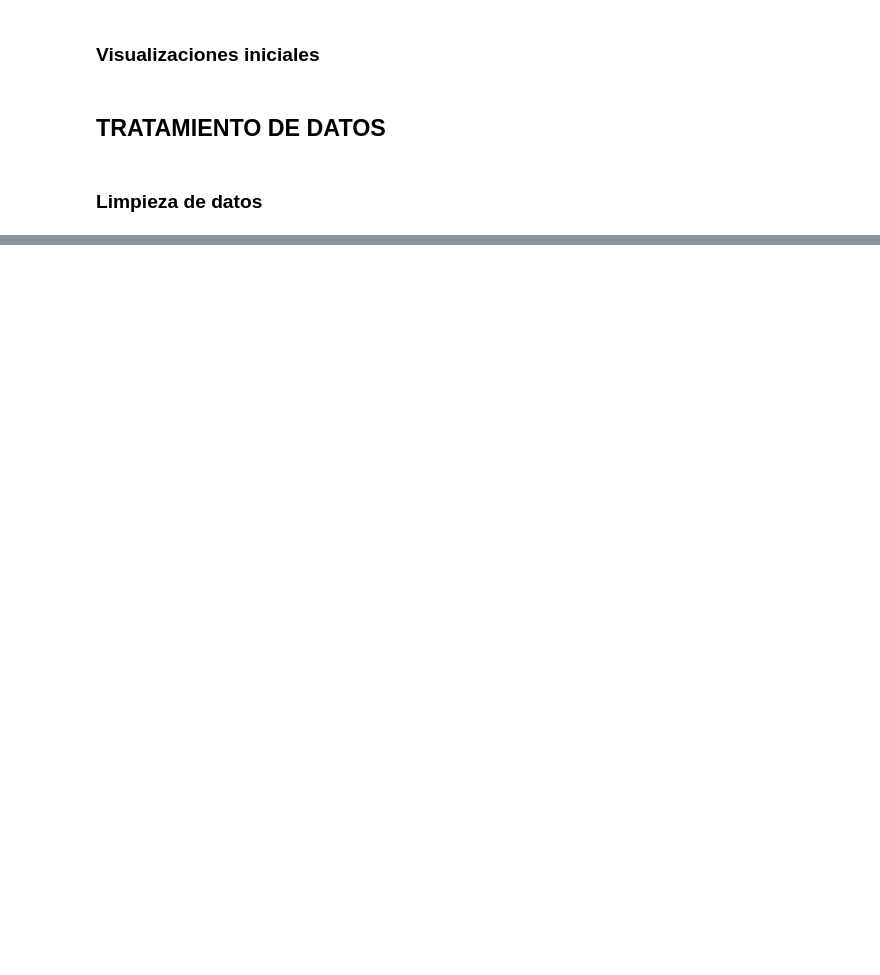
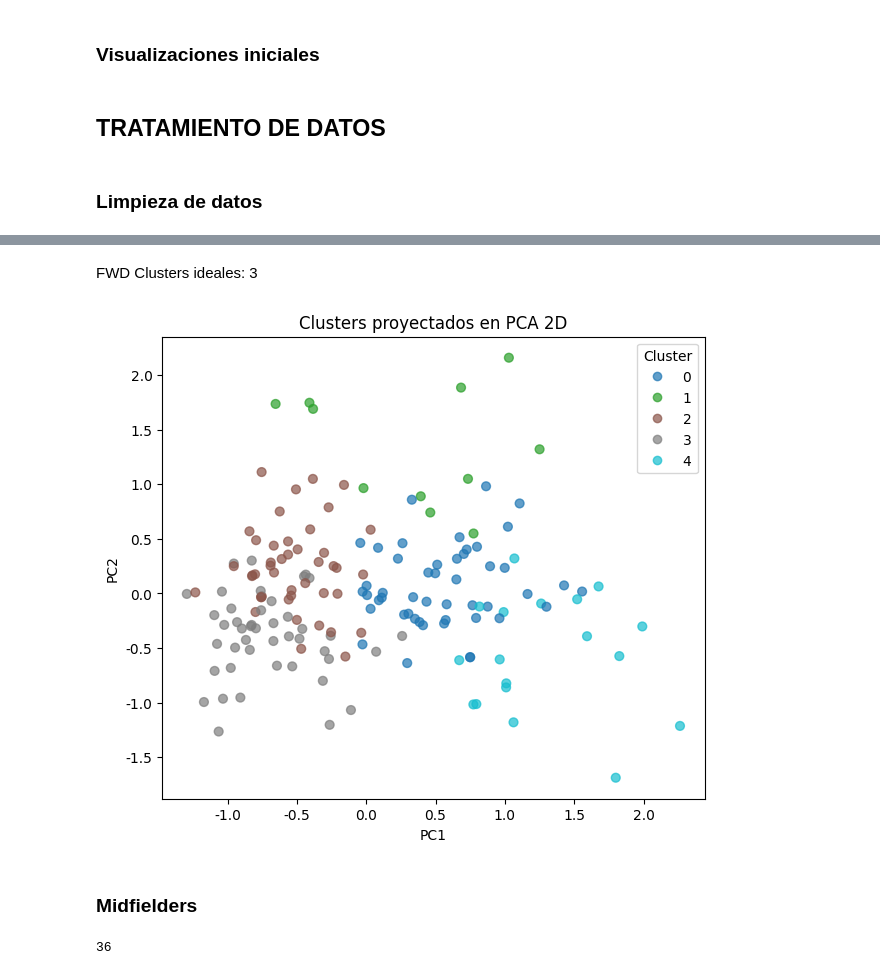
Before and after one commit to german-fros/tfm_mpad2, a Jupyter notebook: notebooks/tests.ipynb, the cells around one changed output, grey strips where cells are left out. Drawn from its saved outputs; the diff is of its cells as text; code cells hidden in the pictures; blank space fills up the shorter version.

```diff
--- a/notebooks/tests.ipynb
+++ b/notebooks/tests.ipynb
@@ -86,0 +287,23 @@ df_stats_per_match = utils.agregate_players_stats_per_match(df_clean)
+# %% [markdown]
+FWD Clusters ideales: 3
+# %%
+config = utils.auto_configure_clustering(data_fwd, pca_threshold=0.9, k_range=range(2, 11))
+
+# Ajustar con PCA de 10 componentes y 3 clusters
+df_clusters, pipe = utils.fit_clusters(
+    data_fwd,
+    pca_components=config["n_components"],
+    n_clusters=5
+)
+
+# Graficar clusters en 2D
+utils.plot_pca_2d(data_fwd, pipe)
+# %% [output]
+[figure, added]
+# %% [markdown]
+### Midfielders
+# %%
+n_components = utils.optimal_pca_components(data_mid, threshold=0.9)
+print(n_components)
+# %% [output]
+36
```
Also changed, not shown: parts of 63 cells of this notebook, 47 other files.
